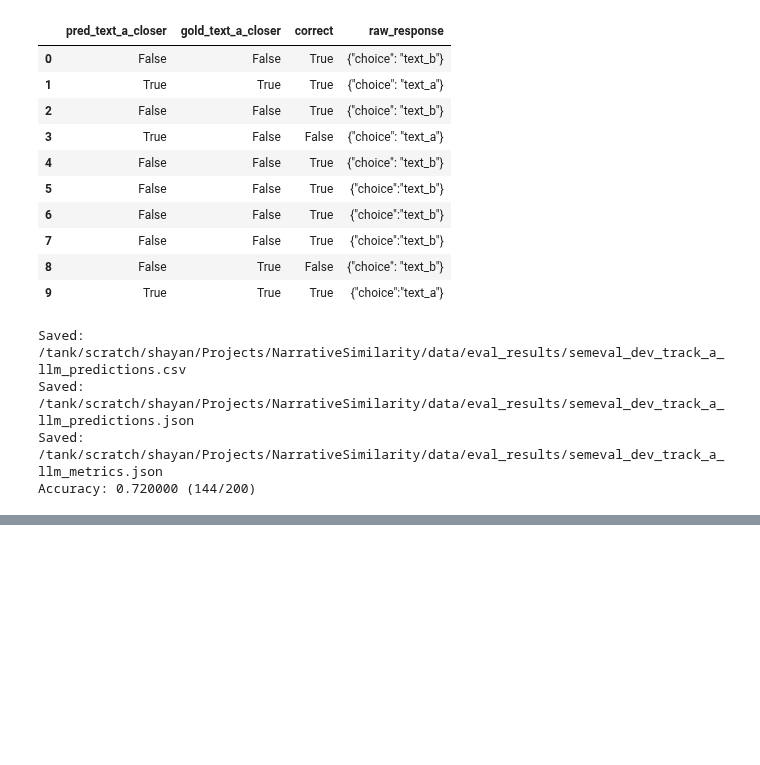
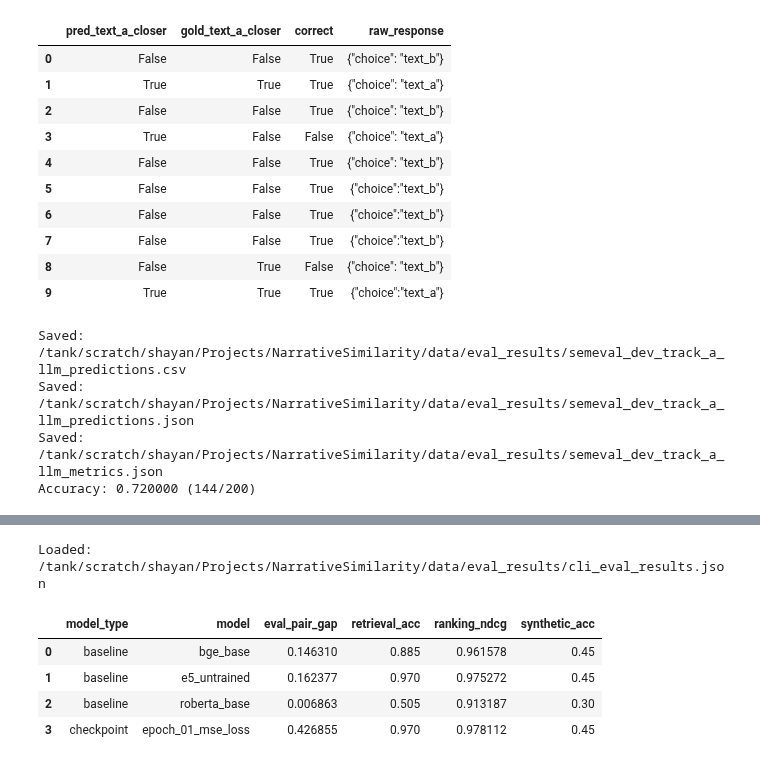
Before and after one commit to shaayaansh/NarrativeSimilarity, a Jupyter notebook: src/eval_embeddings.ipynb, the cells around one changed output, grey strips where cells are left out. Cells and saved outputs as stored; diff of their text form; code cells hidden in the pictures; blank space fills up the shorter version.

Commit message:
eval for all tasks

```diff
--- a/src/eval_embeddings.ipynb
+++ b/src/eval_embeddings.ipynb
@@ -1974,0 +1890,80 @@ Loaded: /tank/scratch/shayan/Projects/NarrativeSimilarity/data/eval_results/cli_
+# %%
+# Compare checkpoints + baselines from CLI eval_result JSON (key metrics only).
+import json
+from pathlib import Path
+import pandas as pd
+
+RESULT_PATH = PROJECT_ROOT / 'data' / 'eval_results' / 'cli_eval_results.json'
+if not RESULT_PATH.exists():
+    raise FileNotFoundError(f"Missing eval result file: {RESULT_PATH}")
+
+obj = json.loads(RESULT_PATH.read_text(encoding="utf-8"))
+
+def extract_row(model_name, model_type, task_map, llm_model_name=None):
+    row = {"model_type": model_type, "model": model_name}
+
+    if "eval_pair_task" in task_map:
+        m = task_map["eval_pair_task"] or {}
+        # For embedding models this is the main eval_pair metric
+        if "mean_gap_pos_minus_neg" in m:
+            row["eval_pair_gap"] = m.get("mean_gap_pos_minus_neg")
+        # For LLM baseline this is usually accuracy
+        if "accuracy" in m:
+            row["eval_pair_acc"] = m.get("accuracy")
+
+    if "retrieval_task" in task_map:
+        m = task_map["retrieval_task"] or {}
+        row["retrieval_acc"] = m.get("accuracy")
+
+    if "ranking_task" in task_map:
+        m = task_map["ranking_task"] or {}
+        row["ranking_ndcg"] = m.get("mean_ndcg")
+
+    if "synthetic_task" in task_map:
+        m = task_map["synthetic_task"] or {}
+        row["synthetic_acc"] = m.get("accuracy")
+
+    # optional label for llm model
+    if llm_model_name is not None:
+        row["llm_model"] = llm_model_name
+
+    return row
+
+rows = []
+
+# Checkpoint models
+for model_name, task_map in (obj.get("embedding") or {}).items():
+    rows.append(extract_row(model_name, "checkpoint", task_map or {}))
+
+# Embedding baselines
+for model_name, task_map in (obj.get("embedding_baselines") or {}).items():
+    rows.append(extract_row(model_name, "baseline", task_map or {}))
+
+# Optional LLM baseline
+if obj.get("llm_baseline"):
+    llm_name = obj.get("config", {}).get("llm_model", "unknown")
+    rows.append(extract_row(f"llm::{llm_name}", "llm_baseline", obj.get("llm_baseline") or {}, llm_model_name=llm_name))
+
+compare_df = pd.DataFrame(rows)
+
+# Keep only important columns that actually exist
+preferred_cols = [
+    "model_type", "model",
+    "eval_pair_gap", "eval_pair_acc",
+    "retrieval_acc",
+    "ranking_ndcg",
+    "synthetic_acc",
+    "llm_model",
+]
+cols = [c for c in preferred_cols if c in compare_df.columns]
+compare_df = compare_df[cols].sort_values(["model_type", "model"]).reset_index(drop=True)
+
+print("Loaded:", RESULT_PATH)
+display(compare_df)
+# %% [output]
+Loaded: /tank/scratch/shayan/Projects/NarrativeSimilarity/data/eval_results/cli_eval_results.json
+|  | model_type | model | eval_pair_gap | retrieval_acc | ranking_ndcg | synthetic_acc |
+| 0 | baseline | bge_base | 0.146310 | 0.885 | 0.961578 | 0.45 |
+| 1 | baseline | e5_untrained | 0.162377 | 0.970 | 0.975272 | 0.45 |
+| 2 | baseline | roberta_base | 0.006863 | 0.505 | 0.913187 | 0.30 |
+| 3 | checkpoint | epoch_01_mse_loss | 0.426855 | 0.970 | 0.978112 | 0.45 |
```
Also changed, not shown: parts of 1 cell of this notebook, 2 other files.
